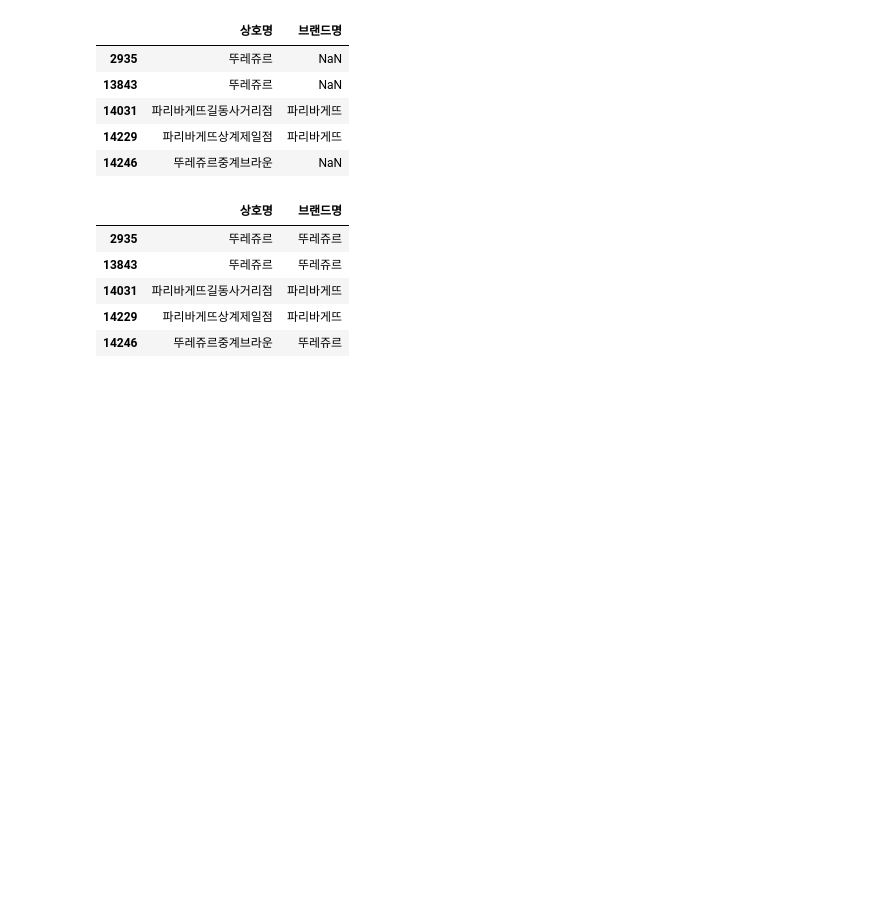
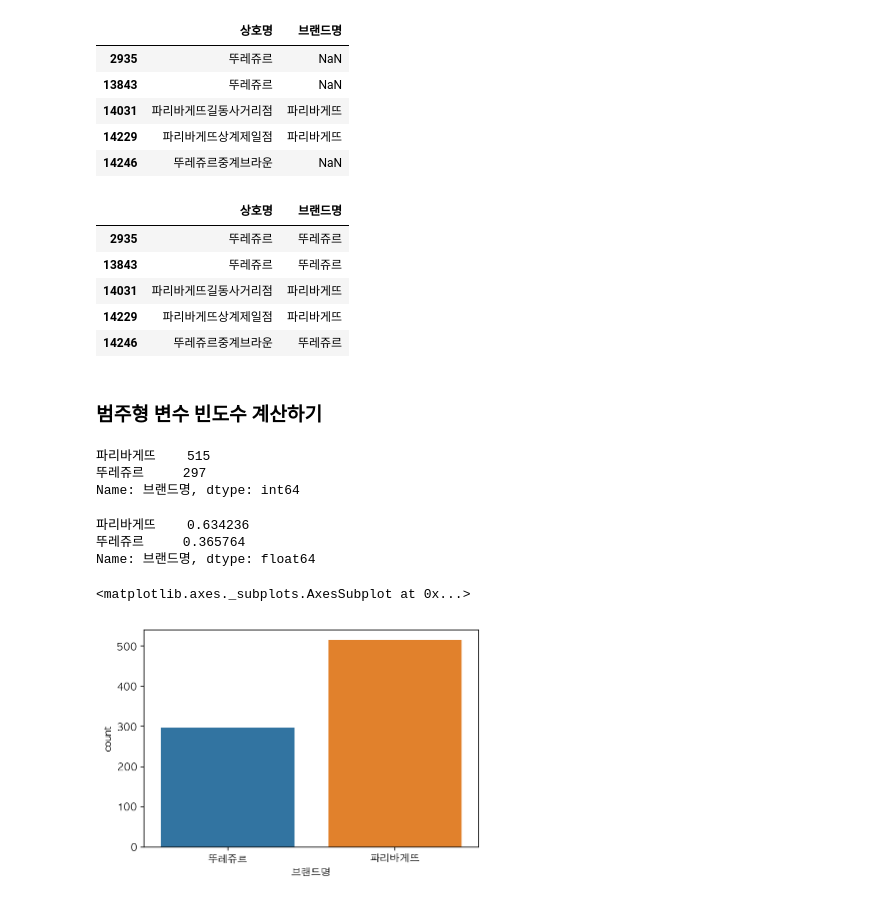
Before and after one commit to neverlish/Learned, a Jupyter notebook: data/inflearn-public-data-python/03-franchise-eda.ipynb, the cells around one changed output. Cells and saved outputs as stored; diff of their text form; code cells hidden in the pictures; blank space fills up the shorter version.

Commit message:
3 - 08 파리바게뜨와 뚜레쥬르 데이터 시각화 해보기

```diff
--- a/data/inflearn-public-data-python/03-franchise-eda.ipynb
+++ b/data/inflearn-public-data-python/03-franchise-eda.ipynb
@@ -609,3 +609,26 @@ df_bread[['상호명', '브랜드명']].head()
 | 14031 | 파리바게뜨길동사거리점 | 파리바게뜨 |
 | 14229 | 파리바게뜨상계제일점 | 파리바게뜨 |
 | 14246 | 뚜레쥬르중계브라운 | 뚜레쥬르 |
+# %% [markdown]
+### 범주형 변수 빈도수 계산하기
+# %%
+# 브랜드명의 빈도수를 봅니다.
+
+df_bread['브랜드명'].value_counts()
+# %% [output]
+파리바게뜨    515
+뚜레쥬르     297
+Name: 브랜드명, dtype: int64
+# %%
+df_bread['브랜드명'].value_counts(normalize=True)
+# %% [output]
+파리바게뜨    0.634236
+뚜레쥬르     0.365764
+Name: 브랜드명, dtype: float64
+# %%
+# countplot 으로 브랜드명을 그려봅니다.
+
+sns.countplot(data=df_bread, x='브랜드명')
+# %% [output]
+<matplotlib.axes._subplots.AxesSubplot at 0x...>
+[figure, added]
```
Also changed, not shown: parts of 3 cells of this notebook.
